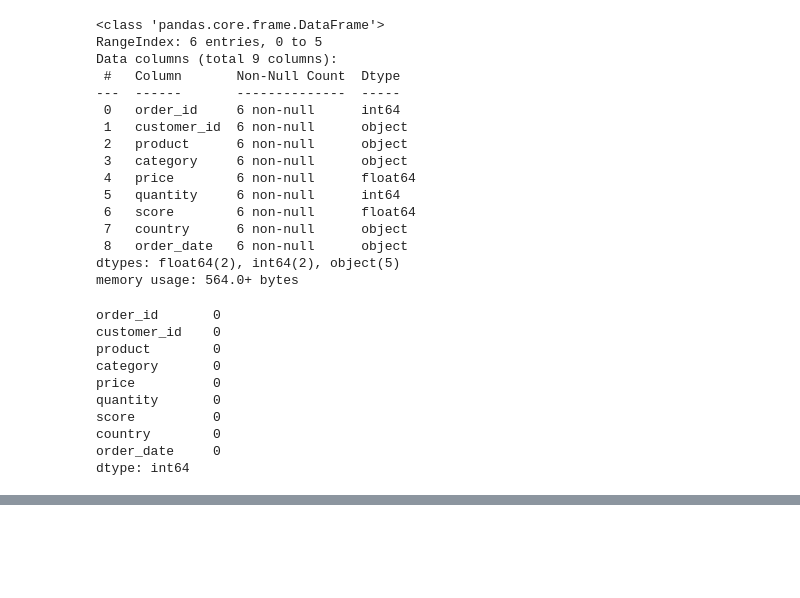
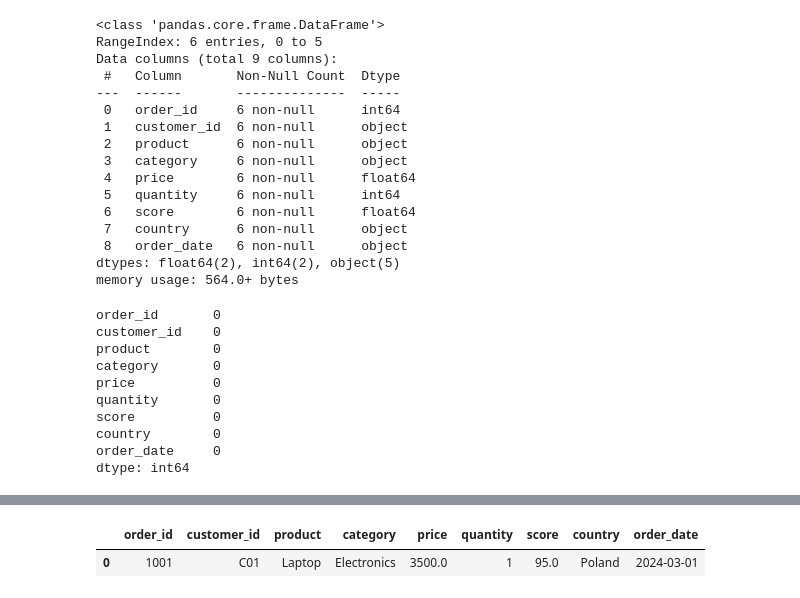
Before and after one commit to rajkonkret/PythonAnalizaDanych_17_11_2025, a Jupyter notebook: cwiczenie4.ipynb, the cells around one changed output, grey strips where cells are left out. Saved outputs shown, nothing was run; the diff lists cells and outputs as text; code cells hidden in the pictures; blank space fills up the shorter version.

```diff
--- a/cwiczenie4.ipynb
+++ b/cwiczenie4.ipynb
@@ -150,0 +154,6 @@ dtype: int64
+# %%
+Q1 = df['score'].quantile(0.25)
+Q3 = df['score'].quantile(0.75)
+# %%
+IQR = Q3 - Q1
+IQR
@@ -150,0 +167,4 @@ dtype: int64
+# %%
+median_score = df['score'].median()
+df.loc[df['score'] > Q3 + 1.5 * IQR, 'score'] = median_score
+df
@@ -150,0 +191,5 @@ dtype: int64
+# %%
+df[(df['country'] == "Poland") & (df['score'] > 85)]
+# %% [output]
+|  | order_id | customer_id | product | category | price | quantity | score | country | order_date |
+| 0 | 1001 | C01 | Laptop | Electronics | 3500.0 | 1 | 95.0 | Poland | 2024-03-01 |
```
Also changed, not shown: parts of 6 cells of this notebook.
